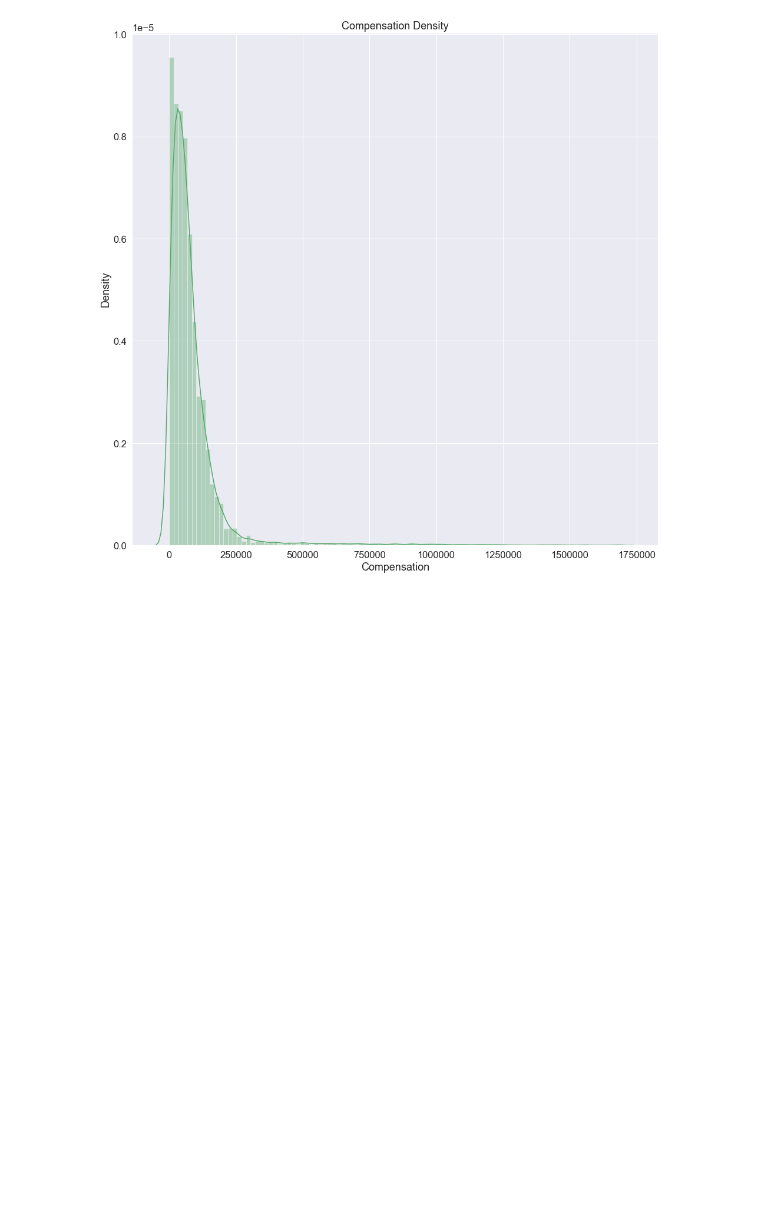
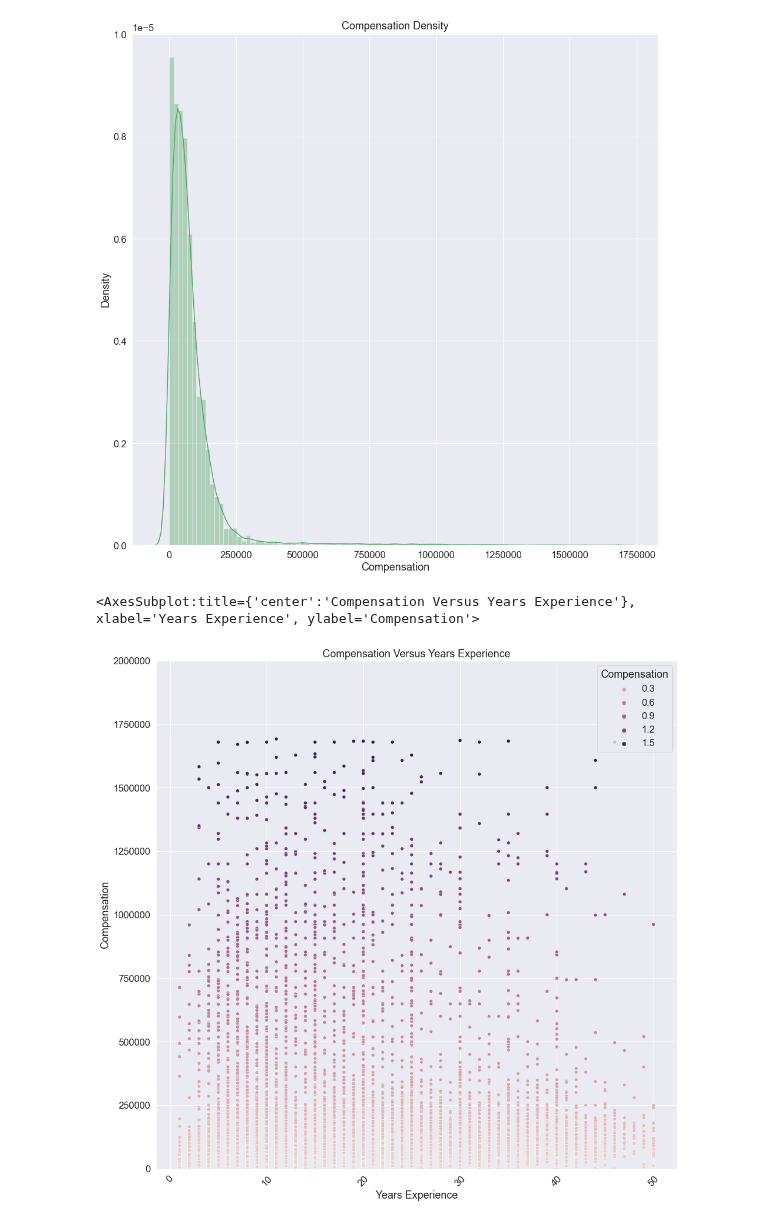
Before and after one commit to data301-2021-winter1/project-group13-project, a Jupyter notebook: notebooks/analysis1.ipynb, the cells around one changed output. Saved outputs shown, nothing was run; the diff lists cells and outputs as text; code cells hidden in the pictures; blank space fills up the shorter version.

Commit message:
Update analysis1.ipynb
small changes , made the compensation graph taller to include more of the scatterplot points

```diff
--- a/notebooks/analysis1.ipynb
+++ b/notebooks/analysis1.ipynb
@@ -326,21 +328,25 @@ sns.distplot(dfCompFinal['Compensation'], color='g', bins=100, hist_kws={'alpha'
 # %%
 
+#plotDfProgComp = df2021P['Programming Language']
 
-'''
-plt.title("2021 Survey Language Vs User Count")
-sns.set(font_scale = 1.5)
-plt.xticks(rotation=90)
+#plt.title("2021 Survey Language Vs User Count")
+#sns.set(font_scale = 1.5)
+#plt.xticks(rotation=90)
 #plt.ylim(top = 1000000)
-plt.ticklabel_format(style = 'plain',axis='y')
-sns.displot( x="Programming Language", y='ConvertedCompYearly',hue='ConvertedCompYearly',data=df2021P)'''
+#plt.ticklabel_format(style = 'plain',axis='y')
+#p1=sns.barplot( data = df2021P, y="Programming Language",x='ConvertedCompYearly')
+#p1
 # %%
 #testCompDF= df2021P.groupby(['Programming Language']).mean().round()
 #sns.scatterplot( x="Programming Language", y='ConvertedCompYearly',hue='ConvertedCompYearly',data=testCompDF)
 # %%
 #fix because graph doesn't make sense
 #the y axis is not correct for the data
 plt.title("Compensation Versus Years Experience")
 plt.xticks(rotation=45)
-plt.ylim(top = 1000000)
+plt.ylim(top = 2000000)
 plt.ticklabel_format(style = 'plain',axis='y')
 sns.scatterplot( x="Years Experience", y='Compensation',hue='Compensation',data=dfCompFinal)
+# %% [output]
+<AxesSubplot:title={'center':'Compensation Versus Years Experience'}, xlabel='Years Experience', ylabel='Compensation'>
+[figure, added]
```
Also changed, not shown: parts of 3 cells of this notebook.
